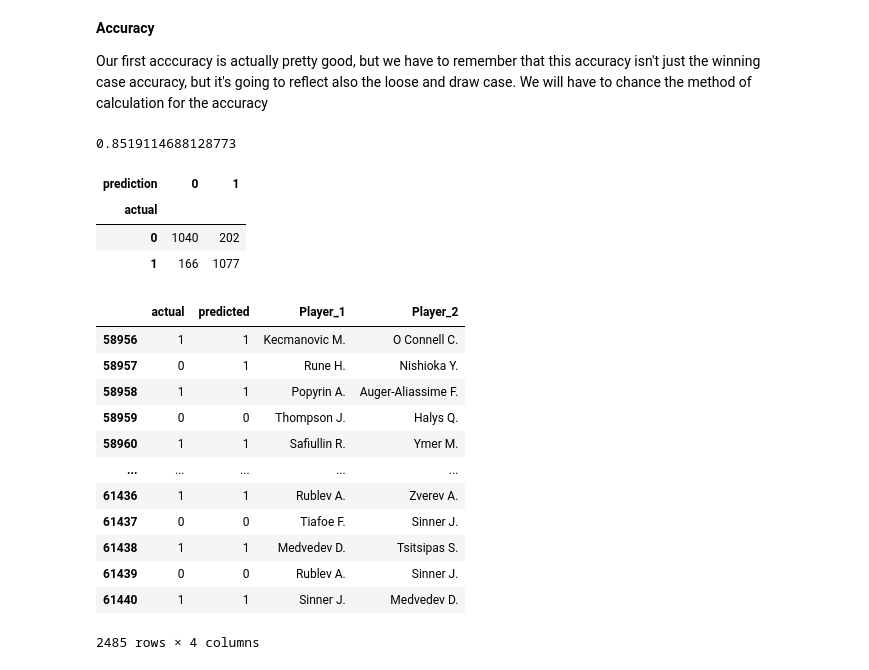
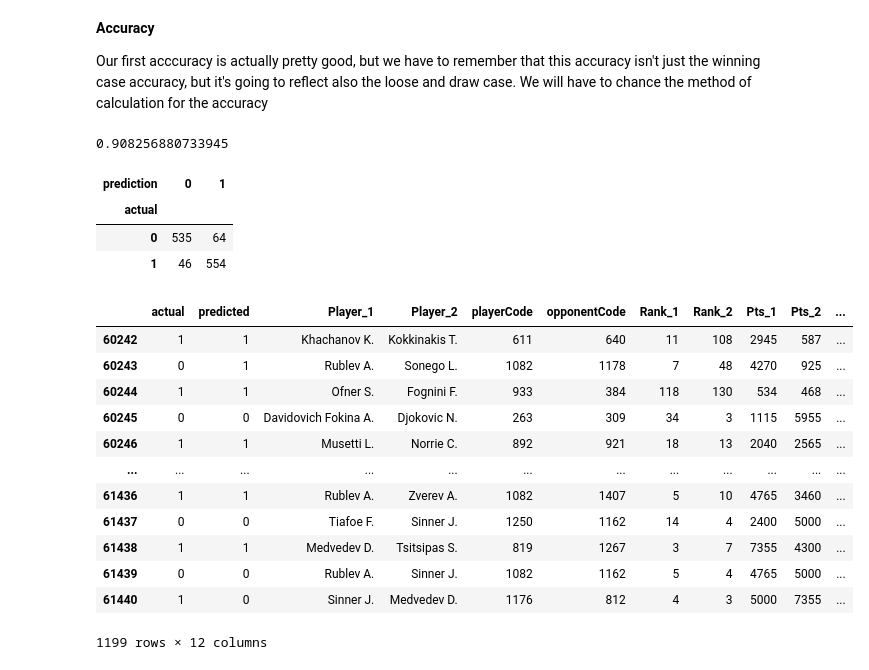
Before and after one commit to SabaHao/Tennis-RandomForest, a Jupyter notebook: my-tennis-randomforest.ipynb, the cells around one changed output. Cells and saved outputs as stored; diff of their text form; code cells hidden in the pictures.

Commit message:
Kaggle Notebook | My Tennis RandomForest | Version 5

```diff
--- a/my-tennis-randomforest.ipynb
+++ b/my-tennis-randomforest.ipynb
@@ -90,8 +90,9 @@ matches["groundType"] = matches["Surface"].astype("category").cat.codes
 # Create a new column representing a code for each opponent
 matches["opponentCode"] = matches["Player_2"].astype("category").cat.codes
 
-# Score
-matches["scoreCode"] = matches["Score"].astype("category").cat.codes
+# Create a new column representing a code for each opponent
+matches["playerCode"] = matches["Player_1"].astype("category").cat.codes
+
 
 # Create a new column representing if the player1 won the game with a 1 or if it didn't with a 0
 matches["target"] = (matches["Winner"] == matches["Player_1"]).astype("int")
@@ -127,14 +128,14 @@ In summary, predictors in the Random Forest algorithm are the input variables th
 # Training the machine learning model
 from sklearn.ensemble import RandomForestClassifier
 
-rf = RandomForestClassifier(n_estimators = 500, min_samples_split = 10, random_state = 1)
+rf = RandomForestClassifier(n_estimators = 1000, min_samples_split = 15, random_state = 1)
 
 # Divide the dataset into train and test sections
-train = matches[matches["date"] < '2023-01-01']
-test = matches[matches["date"] > '2023-01-01']
+train = matches[matches["date"] < '2023-10-29']
+test = matches[matches["date"] > '2023-6-01']
 
 # A list of all the prdictors
-predictors = ["opponentCode", "groundType", "courtType", "Rank_1", "Rank_2", "Pts_1", "Pts_2", "Odd_1", "Odd_2", "scoreCode"]
+predictors = ["opponentCode", "playerCode", "Rank_1", "Rank_2", "Pts_1", "Pts_2", "Odd_1", "Odd_2"]
 
 # Fit the random forest model, fitting the predictors and trying to predict the target
 rf.fit(train[predictors], train["target"])
@@ -160,7 +161,7 @@ Our first acccuracy is actually pretty good, but we have to remember that this a
 # %%
 acc
 # %% [output]
-0.8519114688128773
+0.908256880733945
 # %%
 # Create a new DataFrame to combine the actual values and the predicted values
 combined = pd.DataFrame(dict(actual=test["target"], prediction=preds))
@@ -170,23 +171,23 @@ pd.crosstab(index = combined["actual"], columns = combined["prediction"])
 # %% [output]
 | prediction | 0 | 1 |
 | actual |  |  |
-| 0 | 1040 | 202 |
-| 1 | 166 | 1077 |
+| 0 | 535 | 64 |
+| 1 | 46 | 554 |
 # %%
 combined = pd.DataFrame(dict(actual = test["target"], predicted = preds), index = test.index)
-combined = combined.merge(matches[["Player_1", "Player_2"]], left_index = True, right_index = True)
+combined = combined.merge(matches[["Player_1", "Player_2", "playerCode", "opponentCode", "Rank_1", "Rank_2", "Pts_1", "Pts_2", "Odd_1", "Odd_2"]], left_index = True, right_index = True)
 combined
 # %% [output]
-|  | actual | predicted | Player_1 | Player_2 |
-| 58956 | 1 | 1 | Kecmanovic M. | O Connell C. |
-| 58957 | 0 | 1 | Rune H. | Nishioka Y. |
-| 58958 | 1 | 1 | Popyrin A. | Auger-Aliassime F. |
-| 58959 | 0 | 0 | Thompson J. | Halys Q. |
-| 58960 | 1 | 1 | Safiullin R. | Ymer M. |
-| ... | ... | ... | ... | ... |
-| 61436 | 1 | 1 | Rublev A. | Zverev A. |
-| 61437 | 0 | 0 | Tiafoe F. | Sinner J. |
-| 61438 | 1 | 1 | Medvedev D. | Tsitsipas S. |
-| 61439 | 0 | 0 | Rublev A. | Sinner J. |
-| 61440 | 1 | 1 | Sinner J. | Medvedev D. |
+|  | actual | predicted | Player_1 | Player_2 | playerCode | opponentCode | Rank_1 | Rank_2 | Pts_1 | Pts_2 | ... |
+| 60242 | 1 | 1 | Khachanov K. | Kokkinakis T. | 611 | 640 | 11 | 108 | 2945 | 587 | ... |
+| 60243 | 0 | 1 | Rublev A. | Sonego L. | 1082 | 1178 | 7 | 48 | 4270 | 925 | ... |
+| 60244 | 1 | 1 | Ofner S. | Fognini F. | 933 | 384 | 118 | 130 | 534 | 468 | ... |
+| 60245 | 0 | 0 | Davidovich Fokina A. | Djokovic N. | 263 | 309 | 34 | 3 | 1115 | 5955 | ... |
+| 60246 | 1 | 1 | Musetti L. | Norrie C. | 892 | 921 | 18 | 13 | 2040 | 2565 | ... |
+| ... | ... | ... | ... | ... | ... | ... | ... | ... | ... | ... | ... |
+| 61436 | 1 | 1 | Rublev A. | Zverev A. | 1082 | 1407 | 5 | 10 | 4765 | 3460 | ... |
+| 61437 | 0 | 0 | Tiafoe F. | Sinner J. | 1250 | 1162 | 14 | 4 | 2400 | 5000 | ... |
+| 61438 | 1 | 1 | Medvedev D. | Tsitsipas S. | 819 | 1267 | 3 | 7 | 7355 | 4300 | ... |
+| 61439 | 0 | 0 | Rublev A. | Sinner J. | 1082 | 1162 | 5 | 4 | 4765 | 5000 | ... |
+| 61440 | 1 | 0 | Sinner J. | Medvedev D. | 1176 | 812 | 4 | 3 | 5000 | 7355 | ... |
-2485 rows × 4 columns
+1199 rows × 12 columns
```
Also changed, not shown: parts of 5 cells of this notebook.
